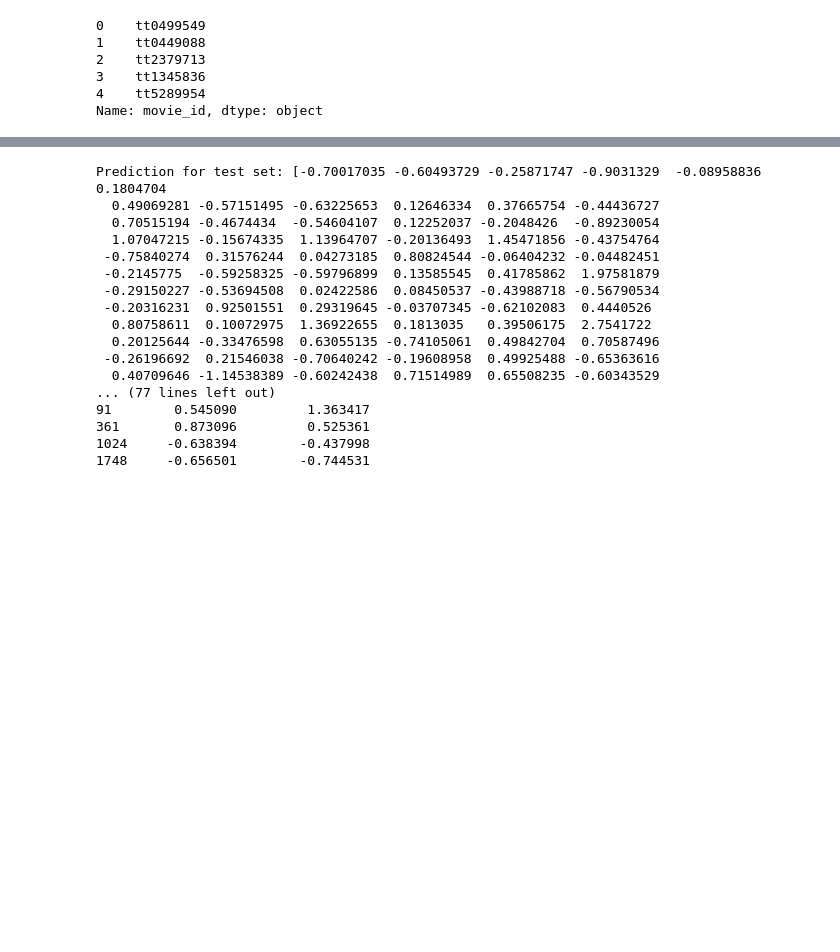
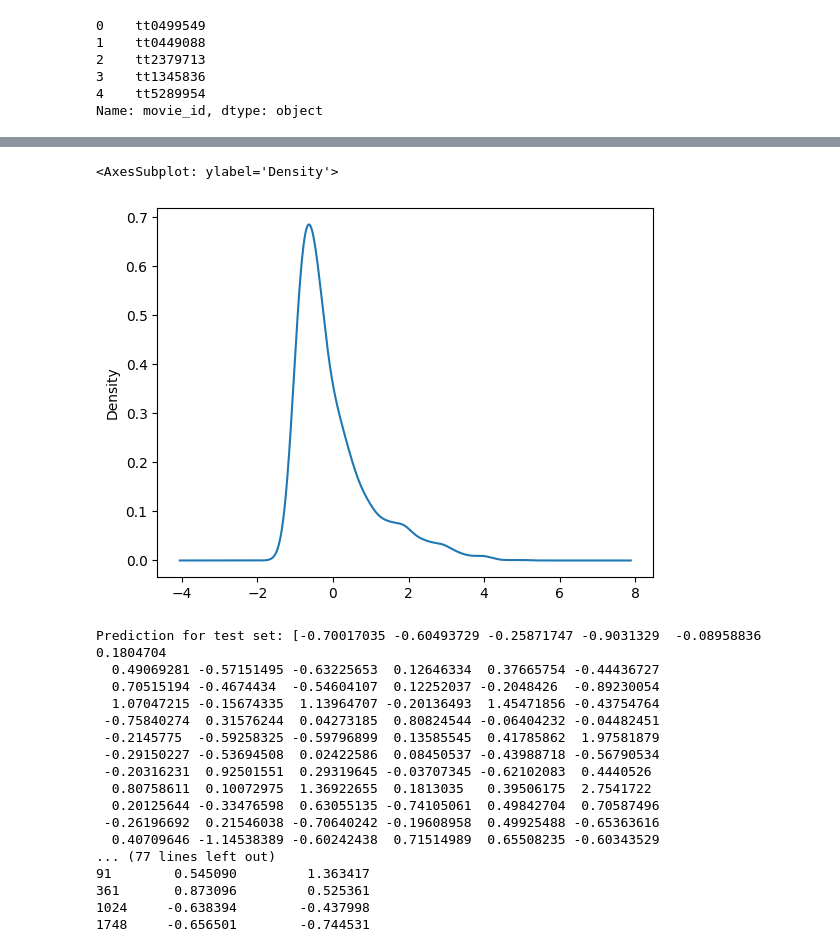
Before and after one commit to mpourostad/MovieRevenuePrediction, a Jupyter notebook: data_visualization.ipynb, the cells around one changed output, grey strips where cells are left out. Cells and saved outputs as stored; diff of their text form; code cells hidden in the pictures; blank space fills up the shorter version.

```diff
--- a/data_visualization.ipynb
+++ b/data_visualization.ipynb
@@ -166,3 +194,8 @@ normalize(merged_df, 'worldwide')
+# %%
+merged_df['budget_x'].plot(kind='kde')
+# %% [output]
+<AxesSubplot: ylabel='Density'>
+[figure, added]
 # %%
 from sklearn import preprocessing
 def to_categorical(df, feature):
```
Also changed, not shown: parts of 19 cells of this notebook, 2 other files.
